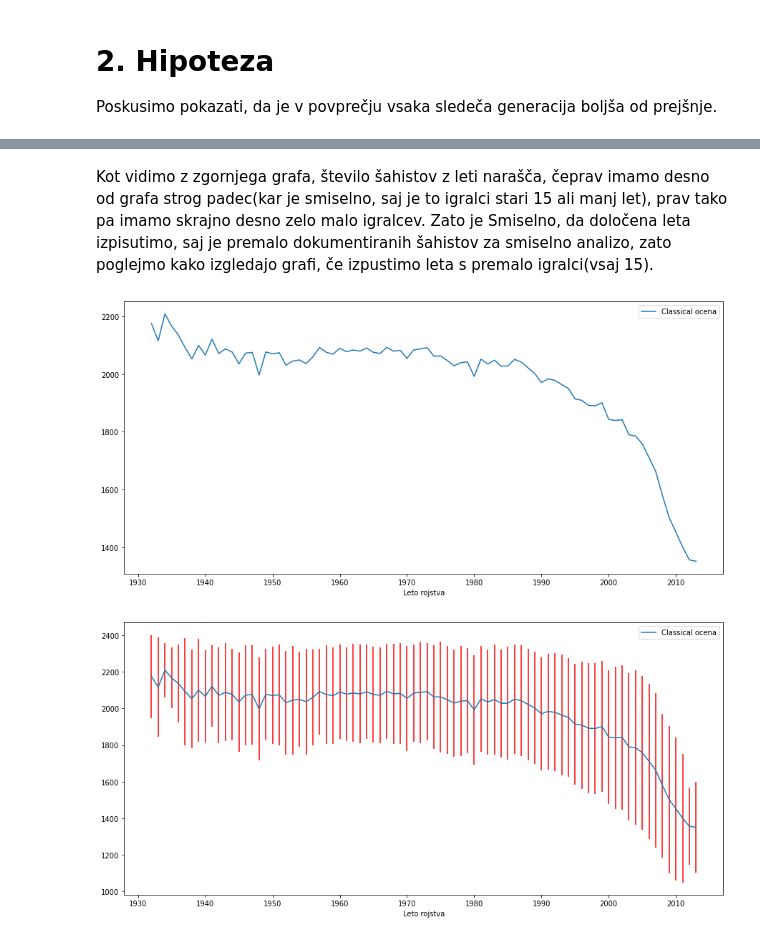
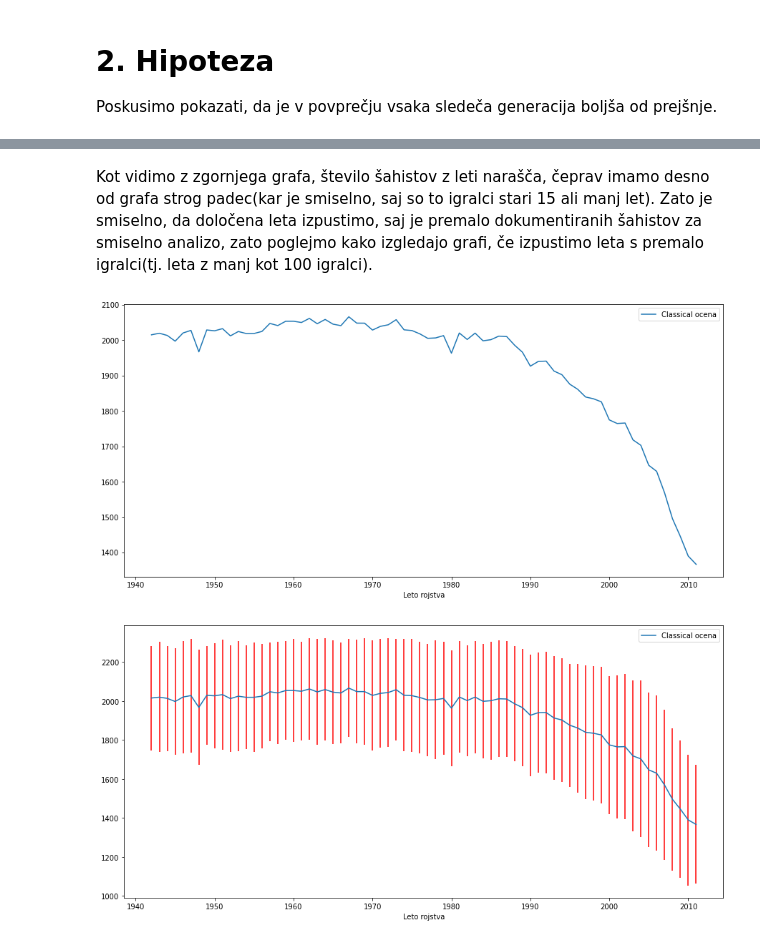
Before and after one commit to UrosKosmac123/Sahisti-sveta, a Jupyter notebook: Analiza.ipynb, the cells around one changed output, grey strips where cells are left out. Saved outputs shown, nothing was run; the diff lists cells and outputs as text; code cells hidden in the pictures.

```diff
--- a/Analiza.ipynb
+++ b/Analiza.ipynb
@@ -272,5 +272,5 @@ stevilo_igralcev_na_leto.plot(figsize=(15,7))
 # %% [markdown]
-Kot vidimo z zgornjega grafa, število šahistov z leti narašča, čeprav imamo desno od grafa strog padec(kar je smiselno, saj je to igralci stari 15 ali manj let), prav tako pa imamo skrajno desno zelo malo igralcev. Zato je Smiselno, da določena leta izpisutimo, saj je premalo dokumentiranih šahistov za smiselno analizo, zato poglejmo kako izgledajo grafi, če izpustimo leta s premalo igralci(vsaj 15).
+Kot vidimo z zgornjega grafa, število šahistov z leti narašča, čeprav imamo desno od grafa strog padec(kar je smiselno, saj so to igralci stari 15 ali manj let). Zato je smiselno, da določena leta izpustimo, saj je premalo dokumentiranih šahistov za smiselno analizo, zato poglejmo kako izgledajo grafi, če izpustimo leta s premalo igralci(tj. leta z manj kot 100 igralci).
 # %%
 def sez_novih_veljavnih():
     stevila_po_drzavah = {}
@@ -281,23 +281,23 @@ def sez_novih_veljavnih():
         else:
             stevila_po_drzavah[i] += 1
 
-    return {k: v for (k,v) in stevila_po_drzavah.items() if v >= 15 }.keys()
+    return {k: v for (k,v) in stevila_po_drzavah.items() if v >= 100 }.keys()
 
-veljavni_15 = veljavni[veljavni["Leto rojstva"].isin(sez_novih_veljavnih())]
+veljavni_100 = veljavni[veljavni["Leto rojstva"].isin(sez_novih_veljavnih())]
 # %%
-povprecja_po_letih_15 = veljavni_15.groupby(["Leto rojstva"]).mean()
-povprecja_po_letih_15["Classical ocena"].plot(legend=True, figsize=(15,7))
+povprecja_po_letih_100 = veljavni_100.groupby(["Leto rojstva"]).mean()
+povprecja_po_letih_100["Classical ocena"].plot(legend=True, figsize=(15,7))
 
 plt.show()
 # %% [output]
-[figure, old version]
+[figure, new version]
 # %%
-povprecja_po_letih_15["Classical ocena"].plot(legend=True, figsize=(15,7))
+povprecja_po_letih_100["Classical ocena"].plot(legend=True, figsize=(15,7))
 
 for leto in sez_novih_veljavnih():
     plt.vlines(leto, ymin=(povprecje_za(leto) - std_za(leto)), ymax=(povprecje_za(leto) + std_za(leto)), colors="red")
 
 plt.show()
 # %% [output]
-[figure, old version]
+[figure, new version]
 # %%
```
Also changed, not shown: parts of 23 cells of this notebook, 3 other files.
